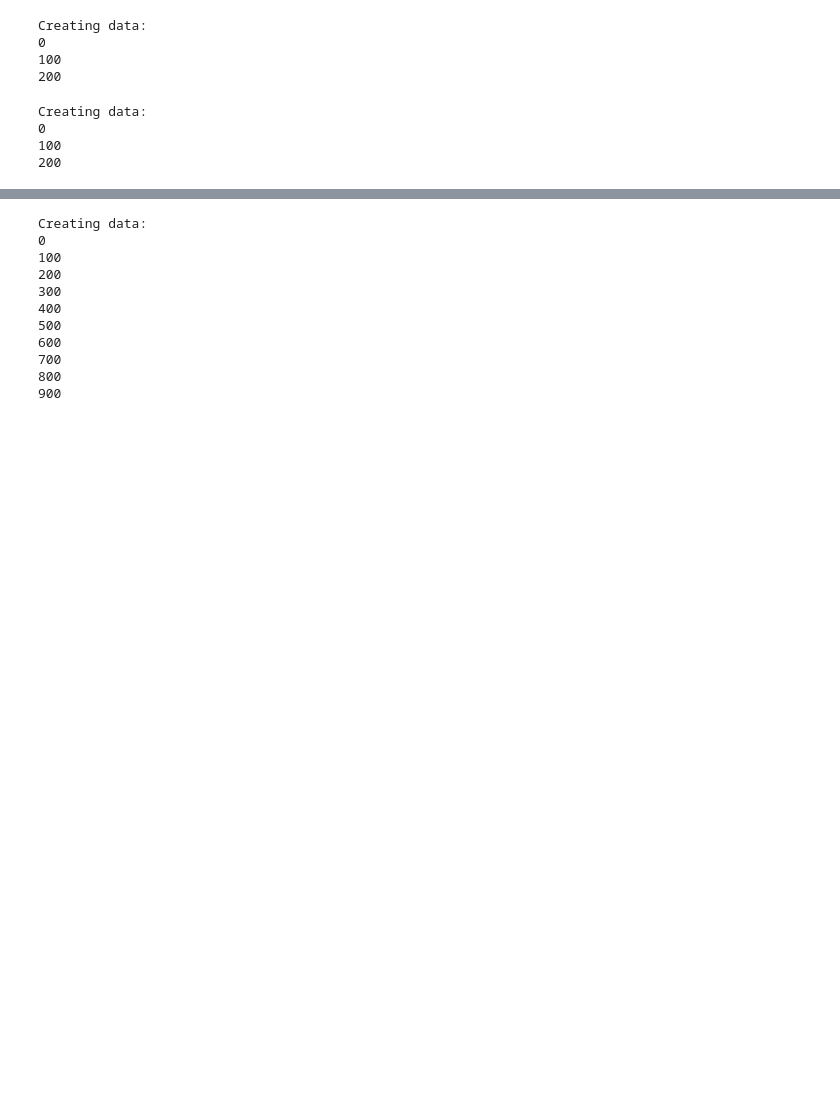
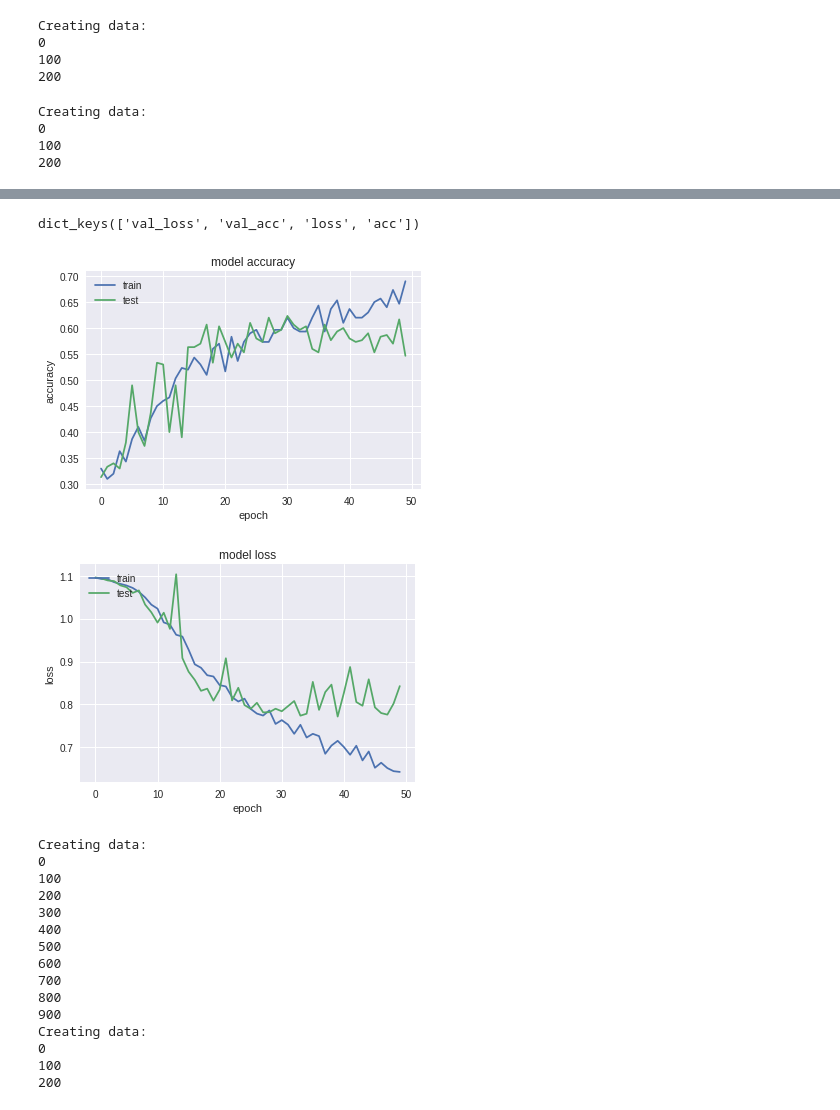
Before and after one commit to AmineKheldouni/Deep-Learning, a Jupyter notebook: MP1 - DNN classification, regression & image denoising/TP1_Deep_Learning.ipynb, the cells around one changed output, grey strips where cells are left out. Cells and saved outputs as stored; diff of their text form; code cells hidden in the pictures; blank space fills up the shorter version.

```diff
--- a/MP1 - DNN classification, regression & image denoising/TP1_Deep_Learning.ipynb
+++ b/MP1 - DNN classification, regression & image denoising/TP1_Deep_Learning.ipynb
@@ -257,0 +263,13 @@ Epoch 100/100
+# %%
+Y_train_categorical = to_categorical(Y_train, num_classes=3)
+Y_test_categorical = to_categorical(Y_test, num_classes=3)
+model = Sequential()
+
+model.add(Dense(3, input_dim=5184, kernel_initializer='normal'))
+model.add(Dense(3, kernel_initializer='normal', activation='sigmoid'))
+
+sgdOptimizer = SGD(lr=0.001, decay=1e-6, momentum=0.9, nesterov=True)
+
+model.compile(loss='categorical_crossentropy', optimizer=sgdOptimizer, metrics=['accuracy'])
+# model.compile(loss='categorical_crossentropy', optimizer='adam', metrics=['accuracy'])
+history = model.fit(X_train, Y_train_categorical, validation_data=(X_test, Y_test), epochs=50, batch_size=8, verbose=2)
@@ -263,7 +299,34 @@ model.evaluate(X_test, Y_test)
+# %%
+# TODO: Plots of loss and accuracy, SGD and Adam
+# list all data in history
+print(history.history.keys())
+# summarize history for accuracy
+plt.plot(history.history['acc'])
+plt.plot(history.history['val_acc'])
+plt.title('model accuracy')
+plt.ylabel('accuracy')
+plt.xlabel('epoch')
+plt.legend(['train', 'test'], loc='upper left')
+plt.show()
+# summarize history for loss
+plt.plot(history.history['loss'])
+plt.plot(history.history['val_loss'])
+plt.title('model loss')
+plt.ylabel('loss')
+plt.xlabel('epoch')
+plt.legend(['train', 'test'], loc='upper left')
+plt.show()
+# %% [output]
+dict_keys(['val_loss', 'val_acc', 'loss', 'acc'])
+[figure, added]
+[figure, added]
 # %%
 nb_sample = 1000
 [X_train, Y_train] = generate_dataset_classification(nb_sample, 20, True)
 Y_train_categorical = np_utils.to_categorical(Y_train, num_classes=3)
+[X_test, Y_test] = generate_test_set_classification()
+Y_test_categorical = np_utils.to_categorical(Y_test, num_classes=3)
+X_test = X_test.reshape((300,IMAGE_SIZE,IMAGE_SIZE,1))
 # %% [output]
 Creating data:
 0
@@ -276,6 +339,10 @@ Creating data:
 700
 800
 900
+Creating data:
+0
+100
+200
 # %%
 from keras import backend as K
 K.tensorflow_backend._get_available_gpus()
```
Also changed, not shown: parts of 39 cells of this notebook.
